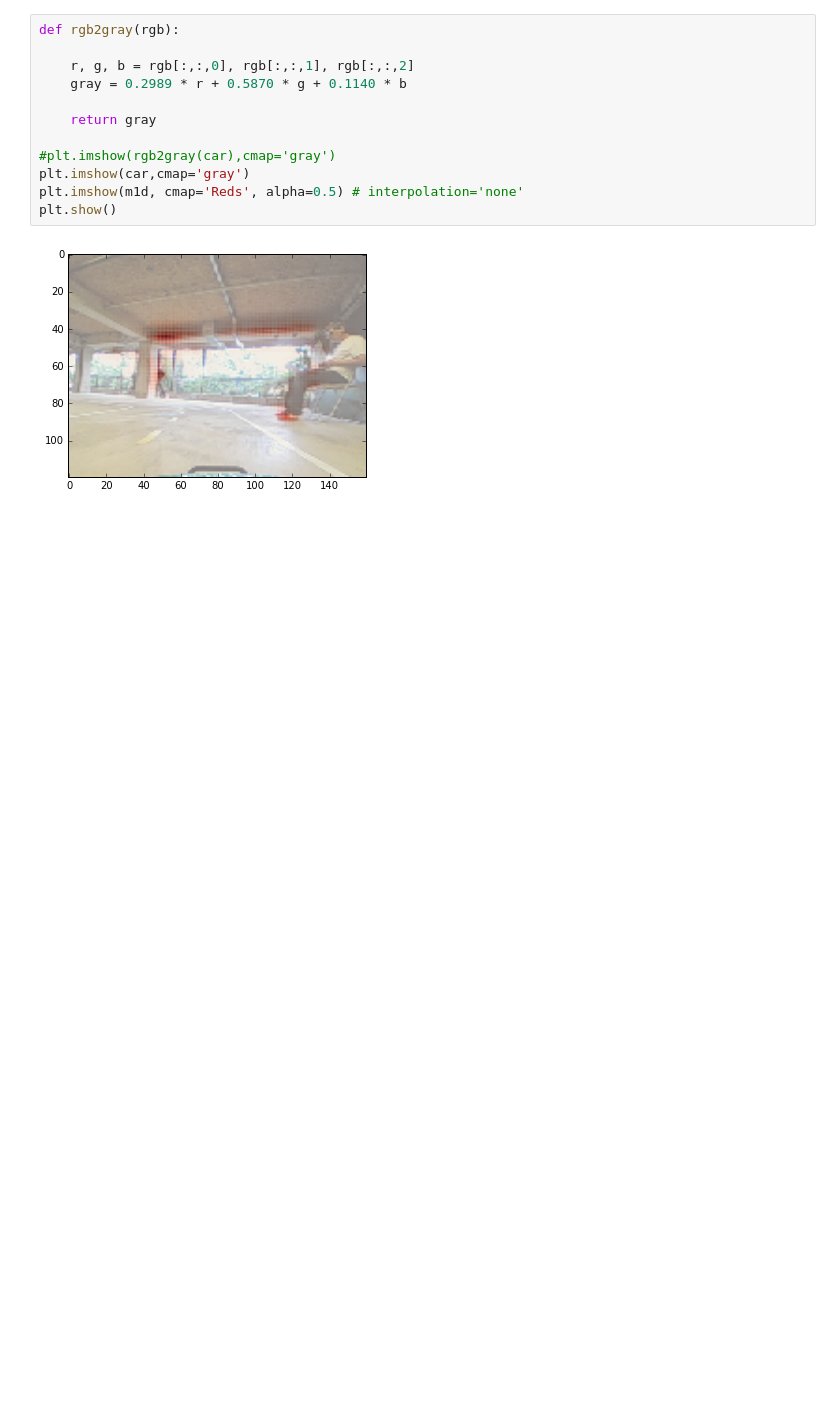
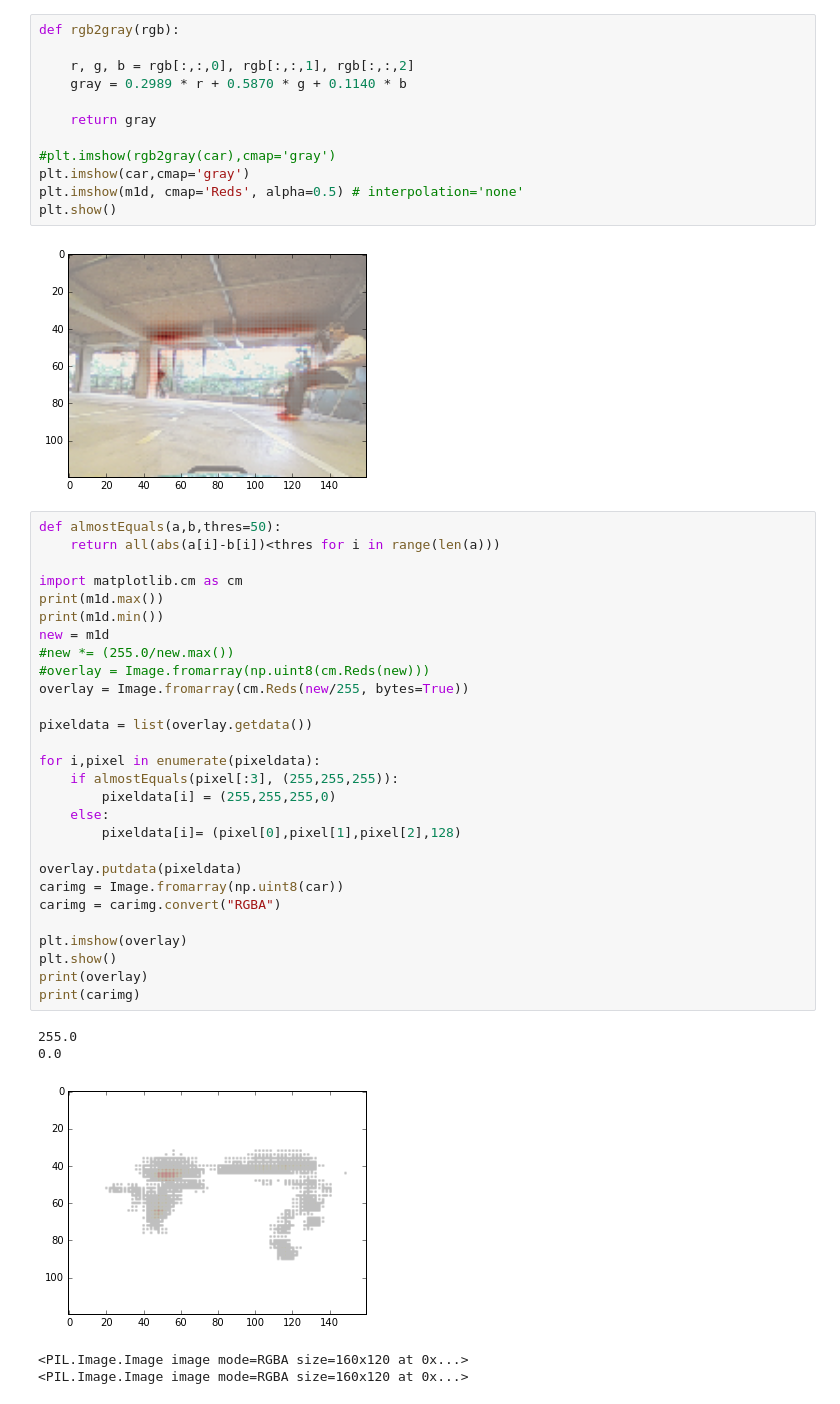
Before and after one commit to alanswx/VisualBackPropKeras, a Jupyter notebook: VisualBackProp HardCoded.ipynb, the cells around one changed output. Drawn from its saved outputs; the diff is of its cells as text; blank space fills up the shorter version.

```diff
--- a/VisualBackProp HardCoded.ipynb
+++ b/VisualBackProp HardCoded.ipynb
@@ -268,3 +268,37 @@ plt.imshow(m1d, cmap='Reds', alpha=0.5) # interpolation='none'
 plt.show()
 # %% [output]
 [figure]
+# %%
+def almostEquals(a,b,thres=50):
+    return all(abs(a[i]-b[i])<thres for i in range(len(a)))
+
+import matplotlib.cm as cm
+print(m1d.max())
+print(m1d.min())
+new = m1d
+#new *= (255.0/new.max())
+#overlay = Image.fromarray(np.uint8(cm.Reds(new)))
+overlay = Image.fromarray(cm.Reds(new/255, bytes=True))
+
+pixeldata = list(overlay.getdata())
+
+for i,pixel in enumerate(pixeldata):
+    if almostEquals(pixel[:3], (255,255,255)):
+        pixeldata[i] = (255,255,255,0)
+    else:
+        pixeldata[i]= (pixel[0],pixel[1],pixel[2],128)
+
+overlay.putdata(pixeldata)
+carimg = Image.fromarray(np.uint8(car))
+carimg = carimg.convert("RGBA")
+
+plt.imshow(overlay)
+plt.show()
+print(overlay)
+print(carimg)
+# %% [output]
+255.0
+0.0
+[figure, added]
+<PIL.Image.Image image mode=RGBA size=160x120 at 0x...>
+<PIL.Image.Image image mode=RGBA size=160x120 at 0x...>
```
Also changed, not shown: parts of 3 cells of this notebook, 1 other file.
